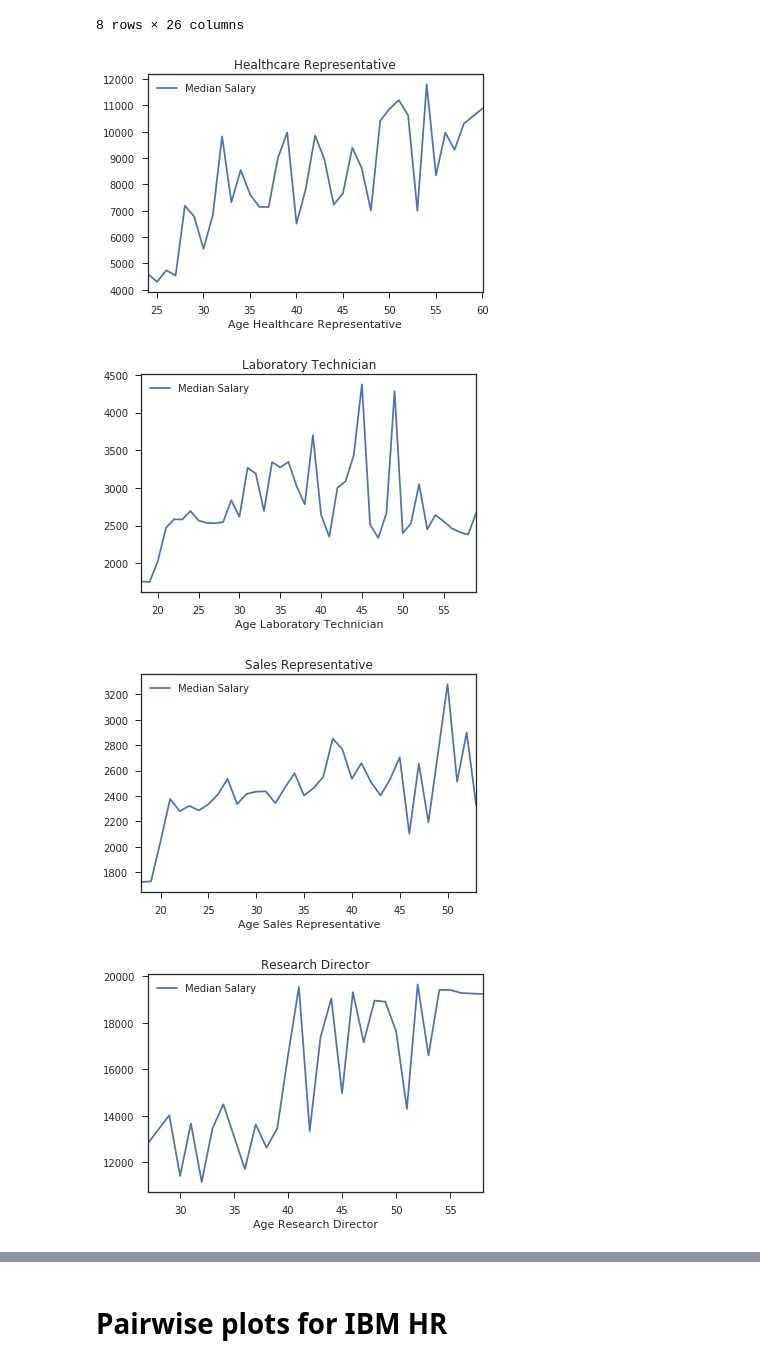
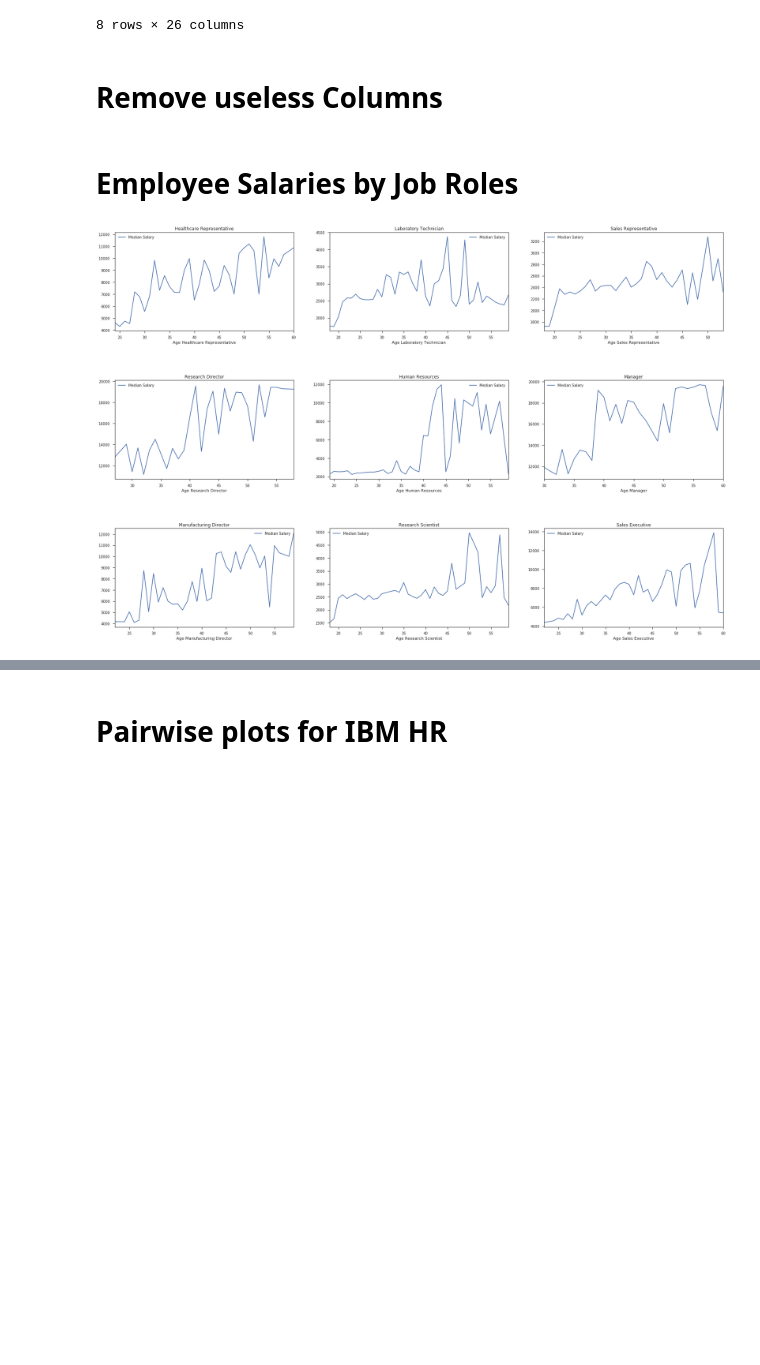
Before and after one commit to Wajih-Sid/Data-Science-Project, a Jupyter notebook: Project-Smoted.ipynb, the cells around one changed output, grey strips where cells are left out. Cells and saved outputs as stored; diff of their text form; code cells hidden in the pictures; blank space fills up the shorter version.

```diff
--- a/Project-Smoted.ipynb
+++ b/Project-Smoted.ipynb
@@ -25,4 +25,6 @@ ibm_data.describe()
 | 75% | 40.000000 | 1032.000000 | 15.000000 | 3.000000 | 1.0 | 1460.000000 | 3.000000 | ... |
 | max | 60.000000 | 1499.000000 | 29.000000 | 5.000000 | 1.0 | 2068.000000 | 4.000000 | ... |
 8 rows × 26 columns
+# %% [markdown]
+# Remove useless Columns
 # %%
@@ -31,22 +32,31 @@ ibm_df = copy.deepcopy(ibm_data)
 
 for col in fields_trim_ibm:
     ibm_df = ibm_df.drop(col, 1)
+# %% [markdown]
+# Employee Salaries by Job Roles
 # %%
 %matplotlib inline
-# Employee Salaries by Job Roles
 def salary_by_jobrole(df):
+    fig, axes = plt.subplots(nrows=3, ncols=3)
+    fig.subplots_adjust(hspace=.5)
+
+    rows = cols = 0
+
     for job in set(df.JobRole):
         agesalary = []
         for i in range(df['Age'].min(), df['Age'].max() + 1):
             agesalary.append([i, df[(df['Age'] == i) & (df['JobRole'] == job)]['MonthlyIncome'].median()])
         agesalary = pd.DataFrame(agesalary, columns=['Age '+job, 'Median Salary'])
         agesalary = agesalary.dropna().reset_index(drop=True)
 
-        agesalary.plot(x='Age '+job, y='Median Salary', title=job)
+        agesalary.plot(x='Age '+job, y='Median Salary', title=job, ax=axes[rows,cols], figsize=(30,20))
+
+        if cols == 2:
+            cols = 0
+            rows += 1
+        else:
+            cols += 1
 
 salary_by_jobrole(ibm_data)
 # %% [output]
-[figure, old version]
+[figure, new version]
-[figure, removed]
-[figure, removed]
-[figure, removed]
```
Also changed, not shown: parts of 14 cells of this notebook.
